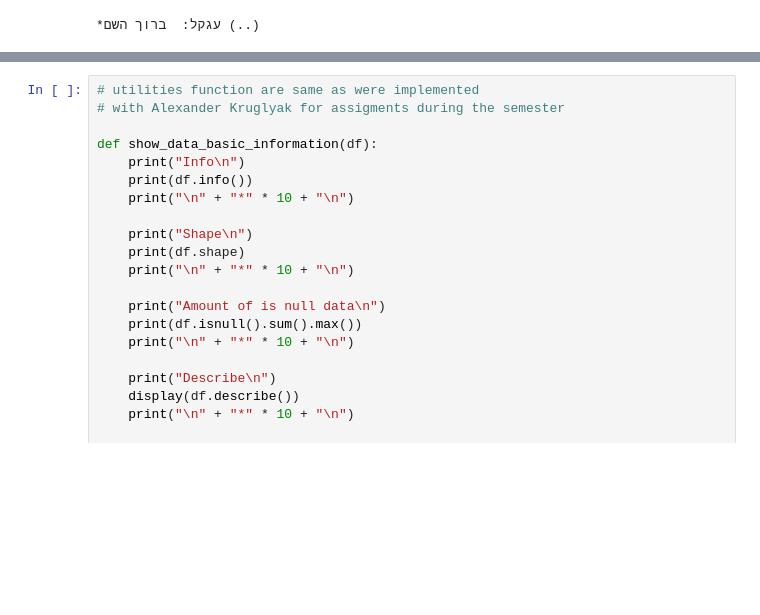
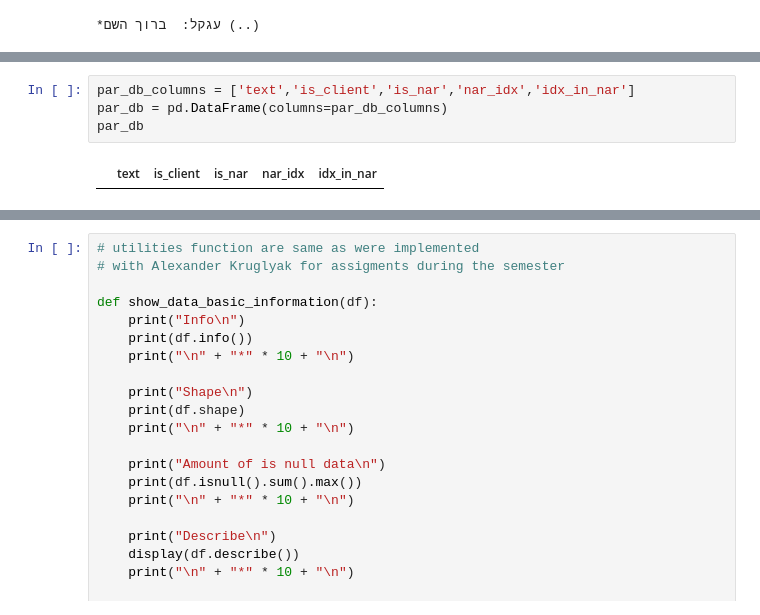
Before and after one commit to Sofy34/personal_strudy, a Jupyter notebook: thesis/01_initial_file.ipynb, the cells around one changed output, grey strips where cells are left out. Drawn from its saved outputs; the diff is of its cells as text; blank space fills up the shorter version.

```diff
--- a/thesis/01_initial_file.ipynb
+++ b/thesis/01_initial_file.ipynb
@@ -75,0 +88,6 @@ found in 2
+# %%
+par_db_columns = ['text','is_client','is_nar','nar_idx','idx_in_nar']
+par_db = pd.DataFrame(columns=par_db_columns)
+par_db
+# %% [output]
+|  | text | is_client | is_nar | nar_idx | idx_in_nar |
```
Also changed, not shown: parts of 16 cells of this notebook.
